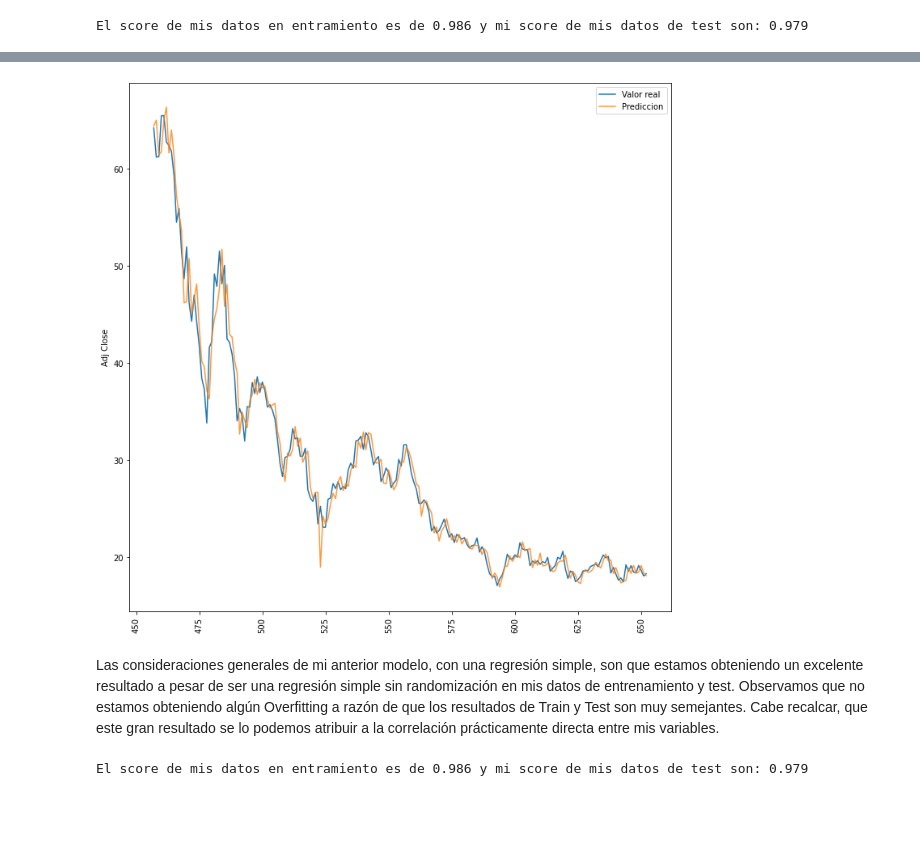
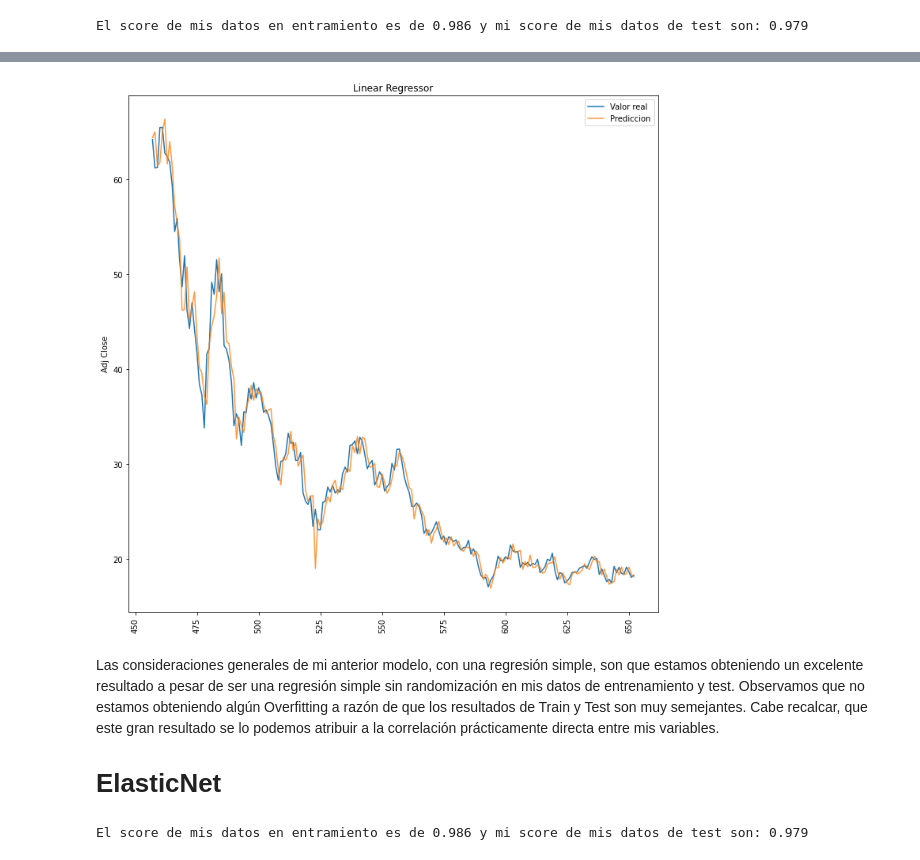
Before and after one commit to Fatbound/Portfolio, a Jupyter notebook: JMIA/notebooks/3. Modelo.ipynb, the cells around one changed output, grey strips where cells are left out. Drawn from its saved outputs; the diff is of its cells as text; code cells hidden in the pictures; blank space fills up the shorter version.

```diff
--- a/JMIA/notebooks/3. Modelo.ipynb
+++ b/JMIA/notebooks/3. Modelo.ipynb
@@ -58,12 +58,16 @@ df_pred=pd.DataFrame(regr_y_predict,index=y_test.index)
 # %%
 plt.figure(figsize=(12,12))
 sns.lineplot(data=df_plt,x=df_plt.index,y=y_test,label="Valor real")
 sns.lineplot(data=df_pred,x=df_pred.index,y=regr_y_predict,label="Prediccion",alpha=0.8)
-plt.xticks(rotation=90);
+plt.xticks(rotation=90)
+plt.title("Linear Regressor")
+plt.show()
 # %% [output]
-[figure, old version]
+[figure, new version]
 # %% [markdown]
 Las consideraciones generales de mi anterior modelo, con una regresión simple, son que estamos obteniendo un excelente resultado a pesar de ser una regresión simple  sin randomización en  mis datos de entrenamiento y test. Observamos que no estamos obteniendo algún Overfitting a razón de que los resultados de Train y Test son muy semejantes. Cabe recalcar, que este gran resultado se lo podemos atribuir a la correlación prácticamente directa entre mis variables.
+
+# ElasticNet
 # %%
 from sklearn.linear_model import ElasticNet
 # %%
```
Also changed, not shown: parts of 14 cells of this notebook, 2 other files.
